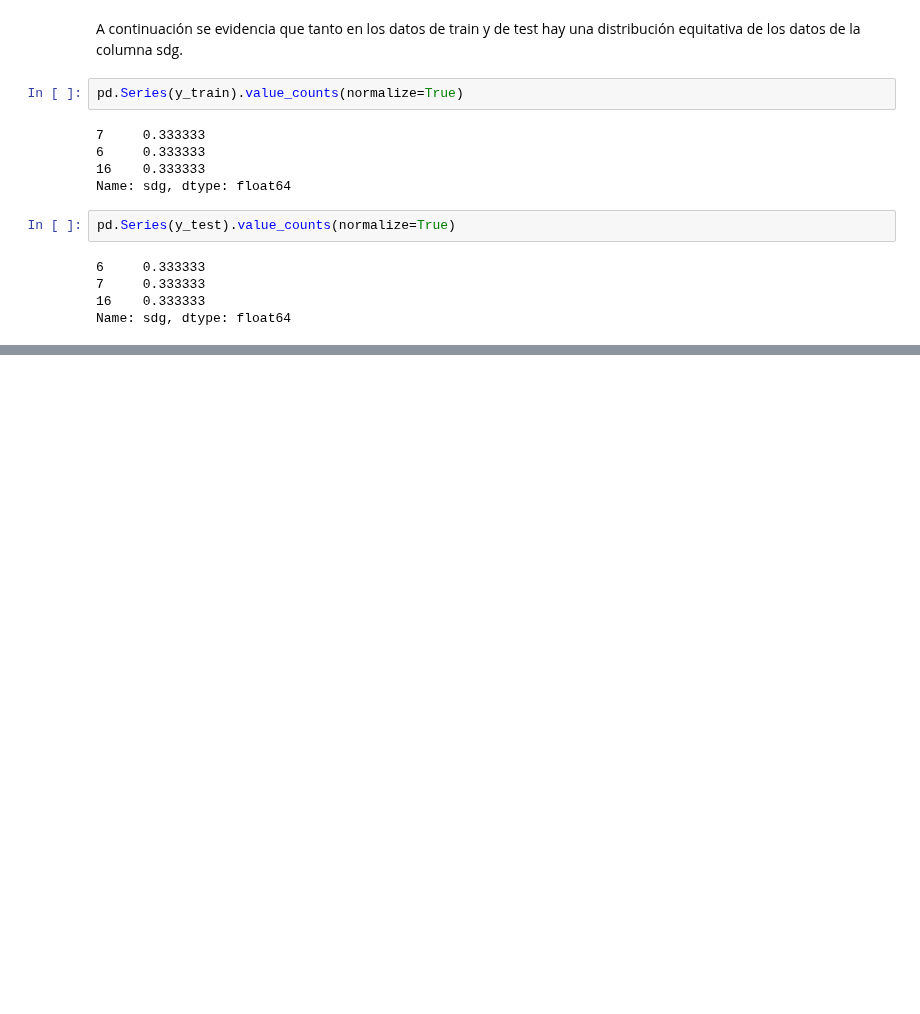
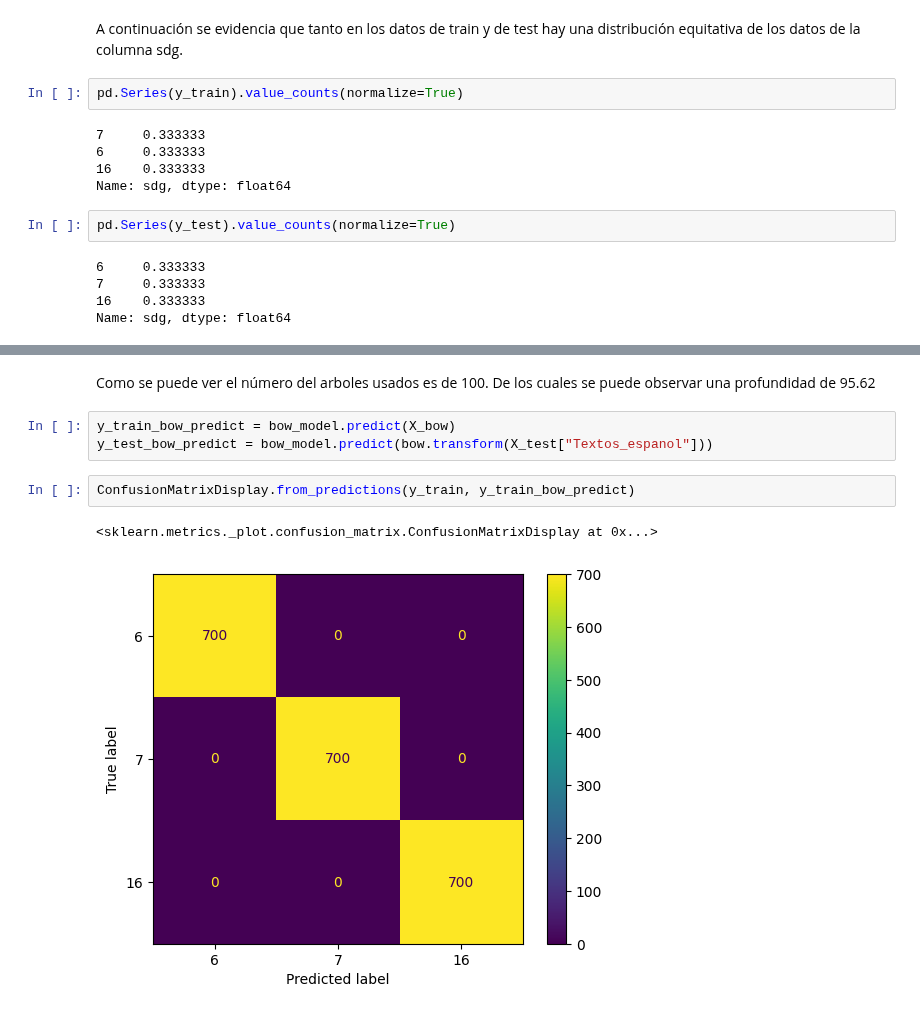
Before and after one commit to Buisness-Inteligence-Para-FashionPlace/Proyecto_1_Grupo16, a Jupyter notebook: proyecto1.ipynb, the cells around one changed output, grey strips where cells are left out. Saved outputs shown, nothing was run; the diff lists cells and outputs as text; blank space fills up the shorter version.

```diff
--- a/proyecto1.ipynb
+++ b/proyecto1.ipynb
@@ -241,0 +278,10 @@ Name: sdg, dtype: float64
+# %% [markdown]
+Como se puede ver el número del arboles usados es de 100. De los cuales se puede observar una profundidad de 95.62
+# %%
+y_train_bow_predict = bow_model.predict(X_bow)
+y_test_bow_predict = bow_model.predict(bow.transform(X_test["Textos_espanol"]))
+# %%
+ConfusionMatrixDisplay.from_predictions(y_train, y_train_bow_predict)
+# %% [output]
+<sklearn.metrics._plot.confusion_matrix.ConfusionMatrixDisplay at 0x...>
+[figure, added]
```
Also changed, not shown: parts of 17 cells of this notebook.
